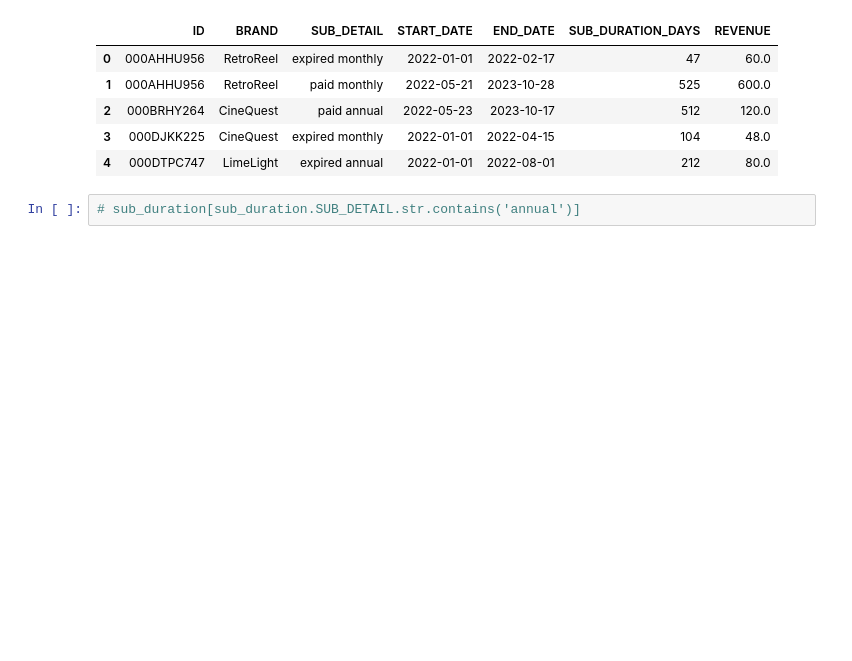
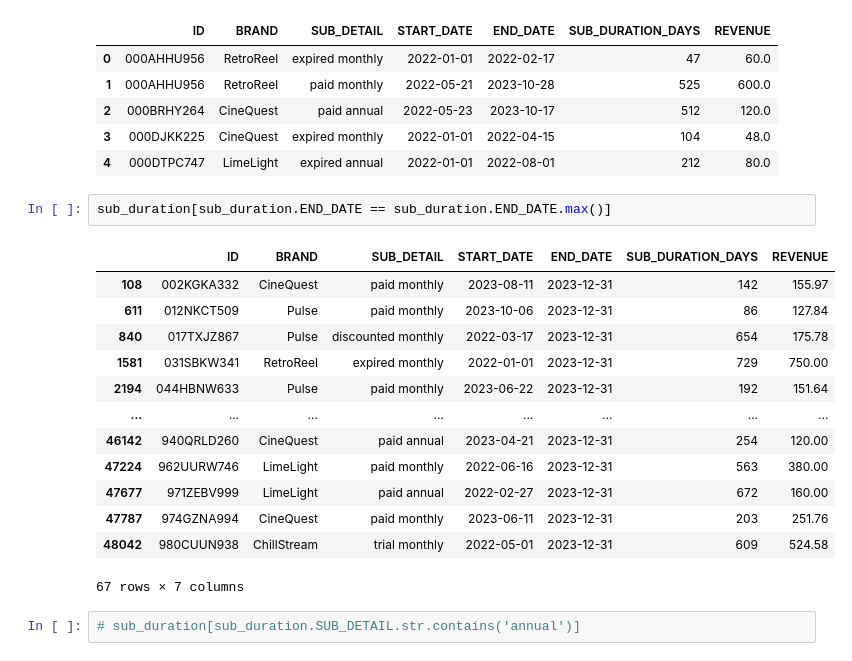
Before and after one commit to RussellXia/NYU_Capstone_Project, a Jupyter notebook: sub_preprocessing.ipynb, the cells around one changed output. Drawn from its saved outputs; the diff is of its cells as text; blank space fills up the shorter version.

```diff
--- a/sub_preprocessing.ipynb
+++ b/sub_preprocessing.ipynb
@@ -395,6 +391,22 @@ sub_duration.head()
 | 2 | 000BRHY264 | CineQuest | paid annual | 2022-05-23 | 2023-10-17 | 512 | 120.0 |
 | 3 | 000DJKK225 | CineQuest | expired monthly | 2022-01-01 | 2022-04-15 | 104 | 48.0 |
 | 4 | 000DTPC747 | LimeLight | expired annual | 2022-01-01 | 2022-08-01 | 212 | 80.0 |
+# %%
+sub_duration[sub_duration.END_DATE == sub_duration.END_DATE.max()]
+# %% [output]
+|  | ID | BRAND | SUB_DETAIL | START_DATE | END_DATE | SUB_DURATION_DAYS | REVENUE |
+| 108 | 002KGKA332 | CineQuest | paid monthly | 2023-08-11 | 2023-12-31 | 142 | 155.97 |
+| 611 | 012NKCT509 | Pulse | paid monthly | 2023-10-06 | 2023-12-31 | 86 | 127.84 |
+| 840 | 017TXJZ867 | Pulse | discounted monthly | 2022-03-17 | 2023-12-31 | 654 | 175.78 |
+| 1581 | 031SBKW341 | RetroReel | expired monthly | 2022-01-01 | 2023-12-31 | 729 | 750.00 |
+| 2194 | 044HBNW633 | Pulse | paid monthly | 2023-06-22 | 2023-12-31 | 192 | 151.64 |
+| ... | ... | ... | ... | ... | ... | ... | ... |
+| 46142 | 940QRLD260 | CineQuest | paid annual | 2023-04-21 | 2023-12-31 | 254 | 120.00 |
+| 47224 | 962UURW746 | LimeLight | paid monthly | 2022-06-16 | 2023-12-31 | 563 | 380.00 |
+| 47677 | 971ZEBV999 | LimeLight | paid annual | 2022-02-27 | 2023-12-31 | 672 | 160.00 |
+| 47787 | 974GZNA994 | CineQuest | paid monthly | 2023-06-11 | 2023-12-31 | 203 | 251.76 |
+| 48042 | 980CUUN938 | ChillStream | trial monthly | 2022-05-01 | 2023-12-31 | 609 | 524.58 |
+67 rows × 7 columns
 # %%
 # sub_duration[sub_duration.SUB_DETAIL.str.contains('annual')]
 # %%
```
Also changed, not shown: parts of 6 cells of this notebook, 10 other files.
